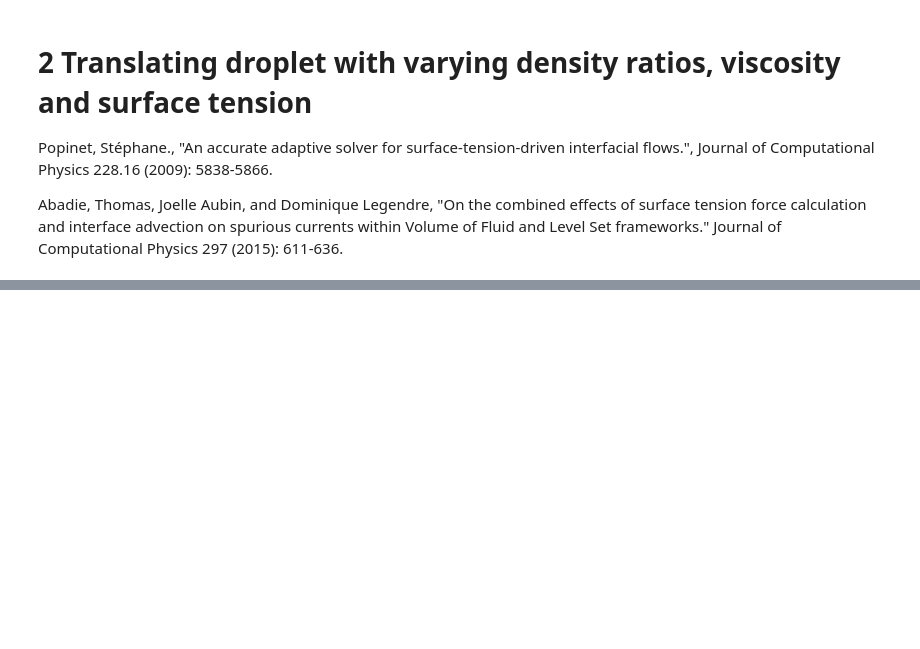
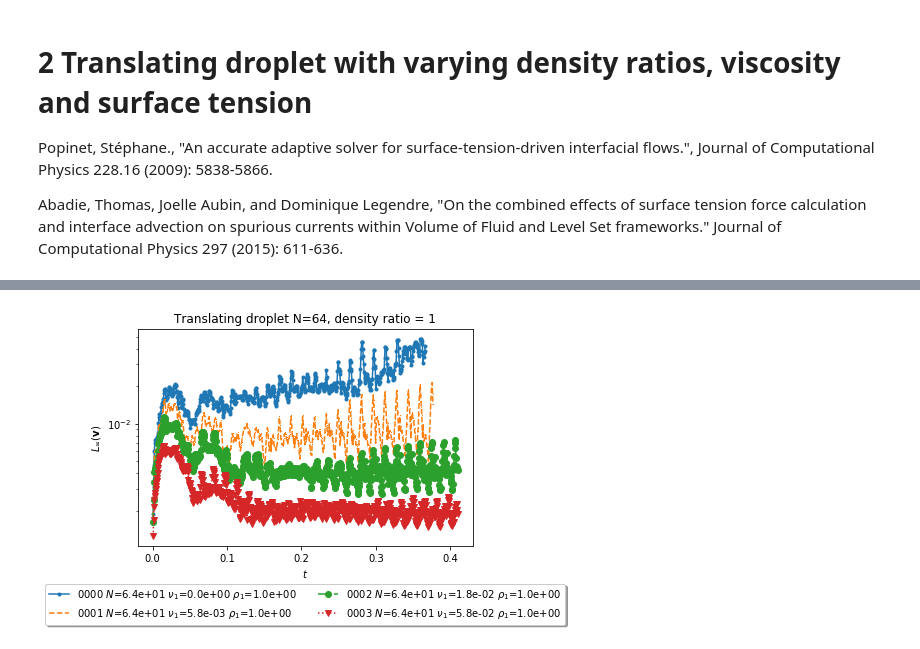
Before and after one commit to CRC-1194/lent, a Jupyter notebook: cases/flow-solution/translating-droplet/three-dimensional/translating-droplet-3D.ipynb, the cells around one changed output, grey strips where cells are left out. Saved outputs shown, nothing was run; the diff lists cells and outputs as text; code cells hidden in the pictures; blank space fills up the shorter version.

```diff
--- a/cases/flow-solution/translating-droplet/three-dimensional/translating-droplet-3D.ipynb
+++ b/cases/flow-solution/translating-droplet/three-dimensional/translating-droplet-3D.ipynb
@@ -86,7 +88,9 @@ plot_dframe(popinet2009Dframe.loc[idx[[16],:,[1],:]],
 # %%
-plot_dframe(popinet2009Dframe.loc[idx[[64],:,[1],:]],
-            popinet2009Agglom,
+plot_dframe(popinet_2009_df.loc[idx[[64],:,[1],:]],
+            popinet_2009_agglom,
             title="Translating droplet N=64, density ratio = 1",
             plotDict=plotDict)
+# %% [output]
+[figure, added]
 # %%
 idx = pd.IndexSlice
```
Also changed, not shown: parts of 9 cells of this notebook, 3 other files.
